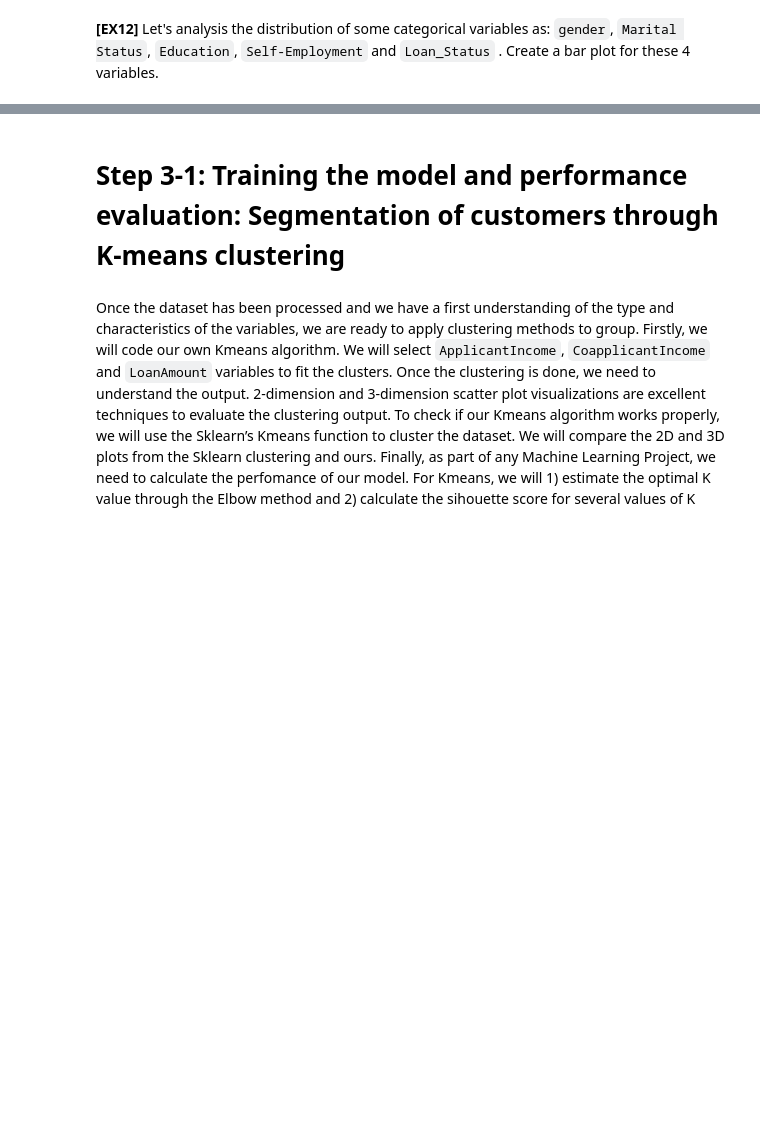
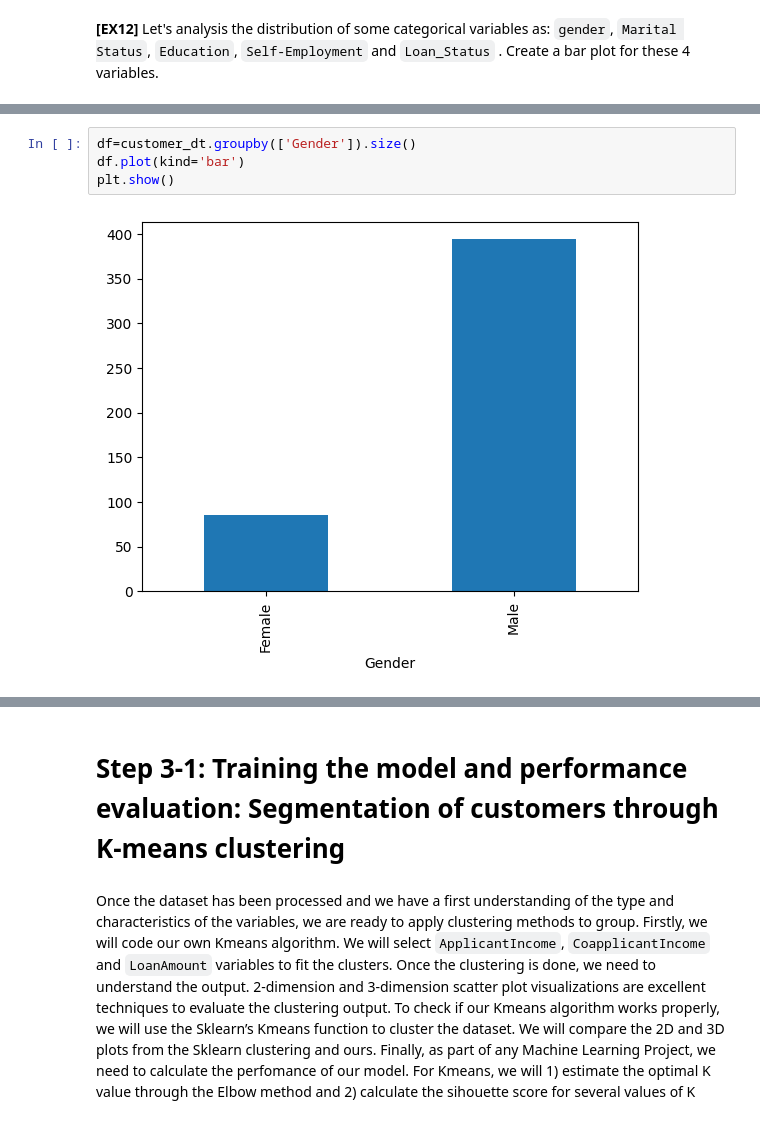
Before and after one commit to WdnLiu/ML2023, a Jupyter notebook: Project_students/P5_students.ipynb, the cells around one changed output, grey strips where cells are left out. Saved outputs shown, nothing was run; the diff lists cells and outputs as text; blank space fills up the shorter version.

```diff
--- a/Project_students/P5_students.ipynb
+++ b/Project_students/P5_students.ipynb
@@ -424,0 +467,6 @@ plt.show()
+# %%
+df=customer_dt.groupby(['Gender']).size()
+df.plot(kind='bar')
+plt.show()
+# %% [output]
+[figure, added]
```
Also changed, not shown: parts of 15 cells of this notebook.
